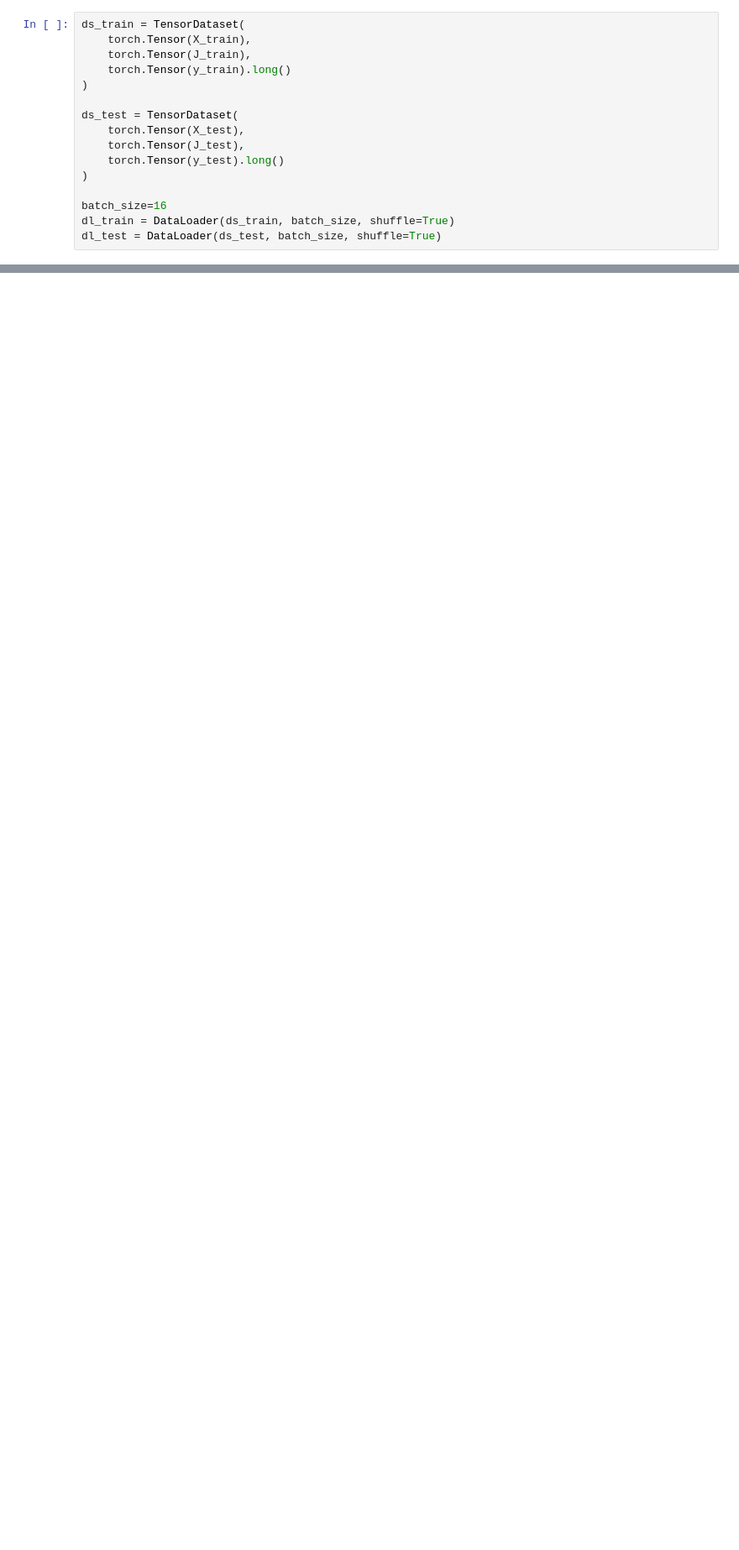
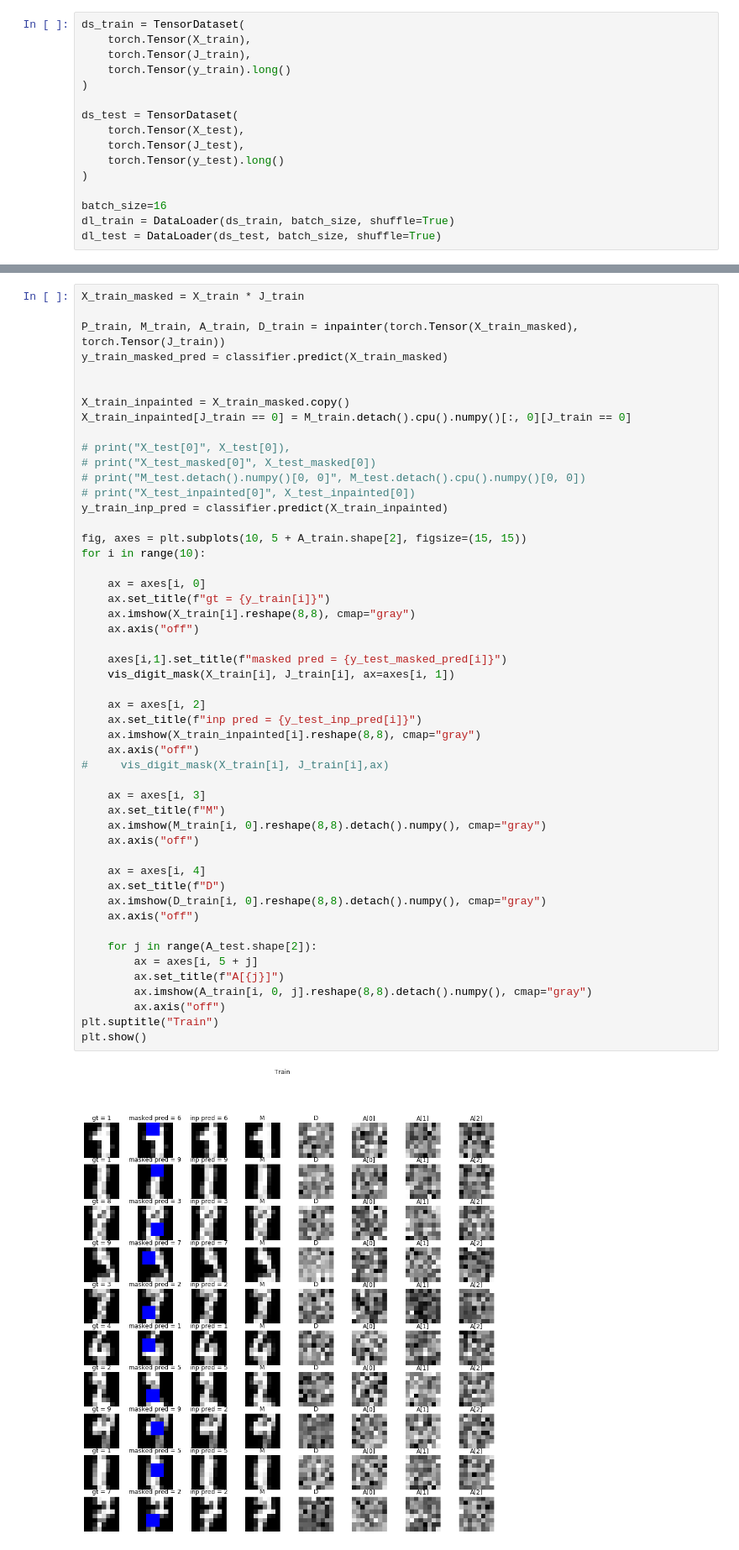
Before and after one commit to mprzewie/dmfa_inpainting, a Jupyter notebook: notebooks/digits_inpainting.ipynb, the cells around one changed output, grey strips where cells are left out. Shown at 84% size. Drawn from its saved outputs; the diff is of its cells as text; blank space fills up the shorter version.

```diff
--- a/notebooks/digits_inpainting.ipynb
+++ b/notebooks/digits_inpainting.ipynb
@@ -240,0 +219,52 @@ plt.show()
+# %%
+X_train_masked = X_train * J_train
+
+P_train, M_train, A_train, D_train = inpainter(torch.Tensor(X_train_masked), torch.Tensor(J_train))
+y_train_masked_pred = classifier.predict(X_train_masked)
+
+
+X_train_inpainted = X_train_masked.copy()
+X_train_inpainted[J_train == 0] = M_train.detach().cpu().numpy()[:, 0][J_train == 0]
+
+# print("X_test[0]", X_test[0]),
+# print("X_test_masked[0]", X_test_masked[0])
+# print("M_test.detach().numpy()[0, 0]", M_test.detach().cpu().numpy()[0, 0])
+# print("X_test_inpainted[0]", X_test_inpainted[0])
+y_train_inp_pred = classifier.predict(X_train_inpainted)
+
+fig, axes = plt.subplots(10, 5 + A_train.shape[2], figsize=(15, 15))
+for i in range(10):
+
+    ax = axes[i, 0]
+    ax.set_title(f"gt = {y_train[i]}")
+    ax.imshow(X_train[i].reshape(8,8), cmap="gray")
+    ax.axis("off")
+
+    axes[i,1].set_title(f"masked pred = {y_test_masked_pred[i]}")
+    vis_digit_mask(X_train[i], J_train[i], ax=axes[i, 1])
+
+    ax = axes[i, 2]
+    ax.set_title(f"inp pred = {y_test_inp_pred[i]}")
+    ax.imshow(X_train_inpainted[i].reshape(8,8), cmap="gray")
+    ax.axis("off")
+#     vis_digit_mask(X_train[i], J_train[i],ax)
+
+    ax = axes[i, 3]
+    ax.set_title(f"M")
+    ax.imshow(M_train[i, 0].reshape(8,8).detach().numpy(), cmap="gray")
+    ax.axis("off")
+
+    ax = axes[i, 4]
+    ax.set_title(f"D")
+    ax.imshow(D_train[i, 0].reshape(8,8).detach().numpy(), cmap="gray")
+    ax.axis("off")
+
+    for j in range(A_test.shape[2]):
+        ax = axes[i, 5 + j]
+        ax.set_title(f"A[{j}]")
+        ax.imshow(A_train[i, 0, j].reshape(8,8).detach().numpy(), cmap="gray")
+        ax.axis("off")
+plt.suptitle("Train")
+plt.show()
+# %% [output]
+[figure, added]
```
Also changed, not shown: parts of 11 cells of this notebook, 15 other files.
